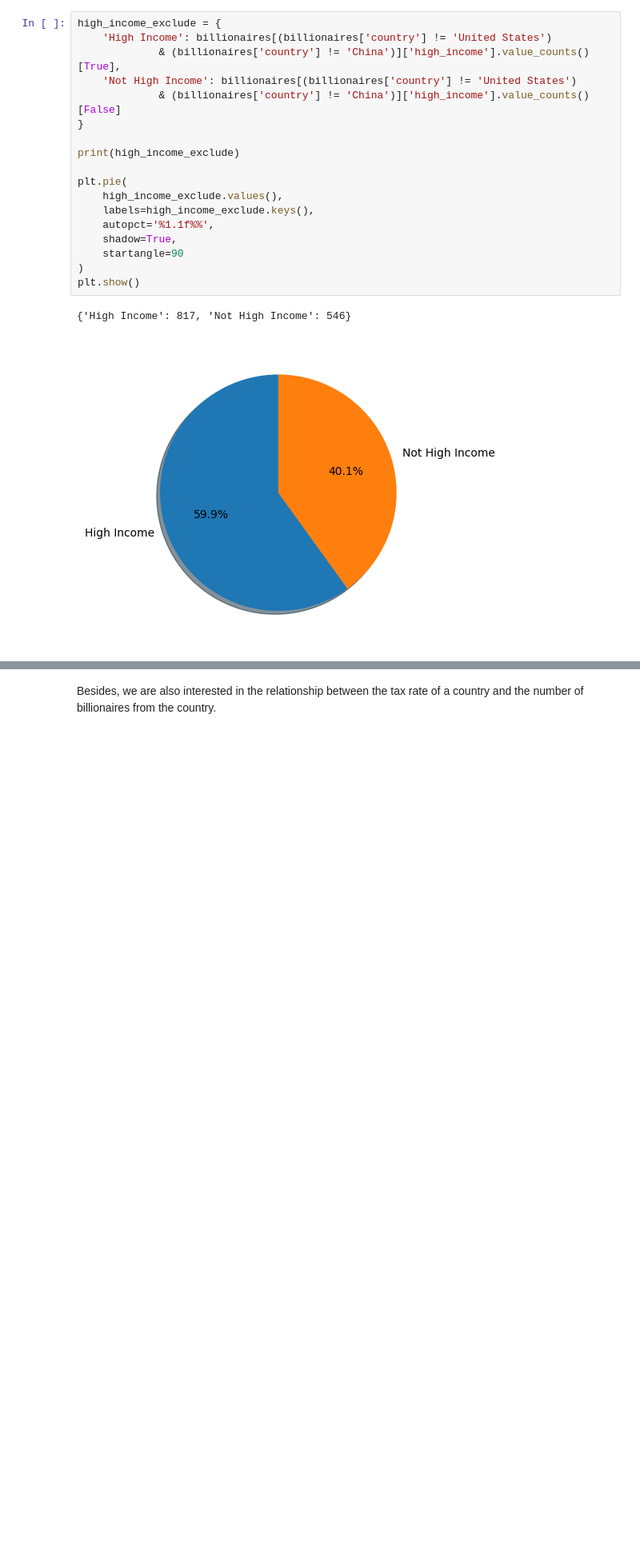
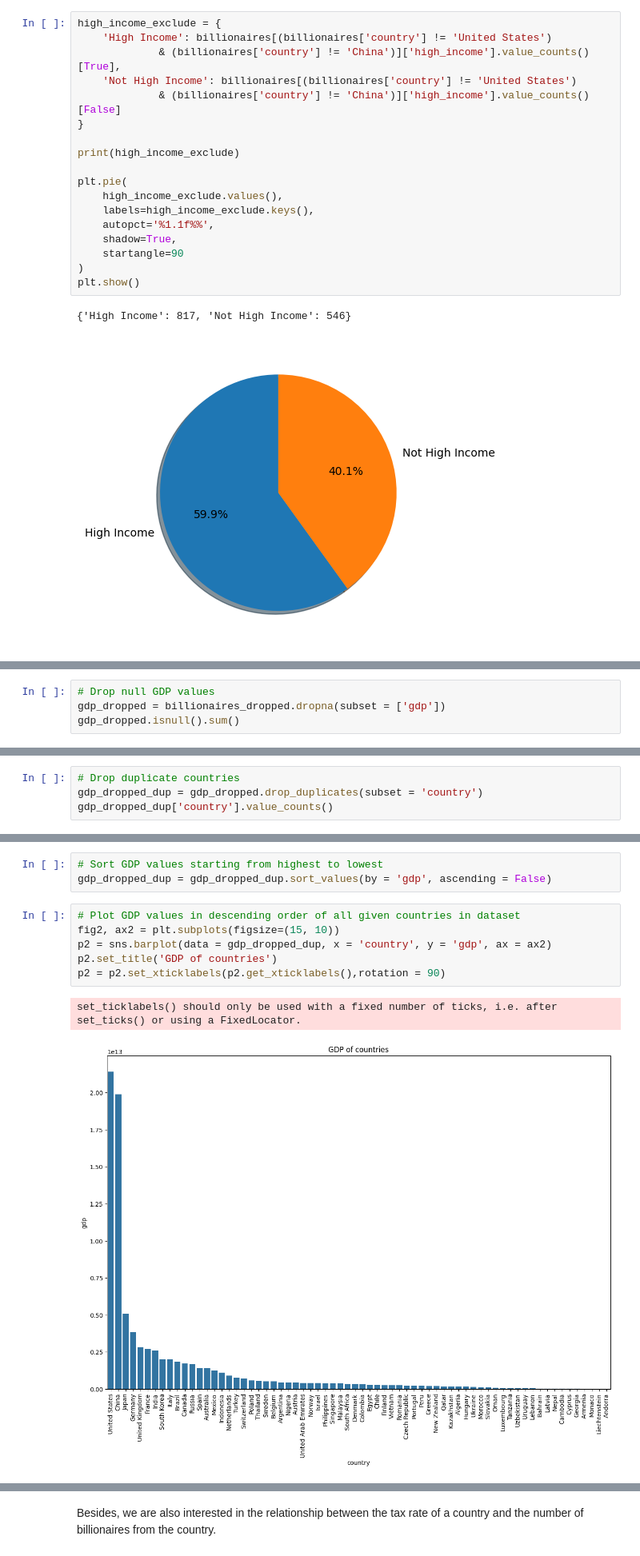
Before and after one commit to jteh188/Billionaires-Statistics-Data-Analysis, a Jupyter notebook: EDACheckpoint_Group026_WI24.ipynb, the cells around one changed output, grey strips where cells are left out. Shown at 80% size. Saved outputs shown, nothing was run; the diff lists cells and outputs as text; blank space fills up the shorter version.

```diff
--- a/EDACheckpoint_Group026_WI24.ipynb
+++ b/EDACheckpoint_Group026_WI24.ipynb
@@ -360,0 +429,4 @@ plt.show()
+# %%
+# Drop null GDP values
+gdp_dropped = billionaires_dropped.dropna(subset = ['gdp'])
+gdp_dropped.isnull().sum()
@@ -360,0 +447,4 @@ plt.show()
+# %%
+# Drop duplicate countries
+gdp_dropped_dup = gdp_dropped.drop_duplicates(subset = 'country')
+gdp_dropped_dup['country'].value_counts()
@@ -360,0 +464,12 @@ plt.show()
+# %%
+# Sort GDP values starting from highest to lowest
+gdp_dropped_dup = gdp_dropped_dup.sort_values(by = 'gdp', ascending = False)
+# %%
+# Plot GDP values in descending order of all given countries in dataset
+fig2, ax2 = plt.subplots(figsize=(15, 10))
+p2 = sns.barplot(data = gdp_dropped_dup, x = 'country', y = 'gdp', ax = ax2)
+p2.set_title('GDP of countries')
+p2 = p2.set_xticklabels(p2.get_xticklabels(),rotation = 90)
+# %% [output]
+set_ticklabels() should only be used with a fixed number of ticks, i.e. after set_ticks() or using a FixedLocator.
+[figure, added]
```
Also changed, not shown: parts of 23 cells of this notebook.
